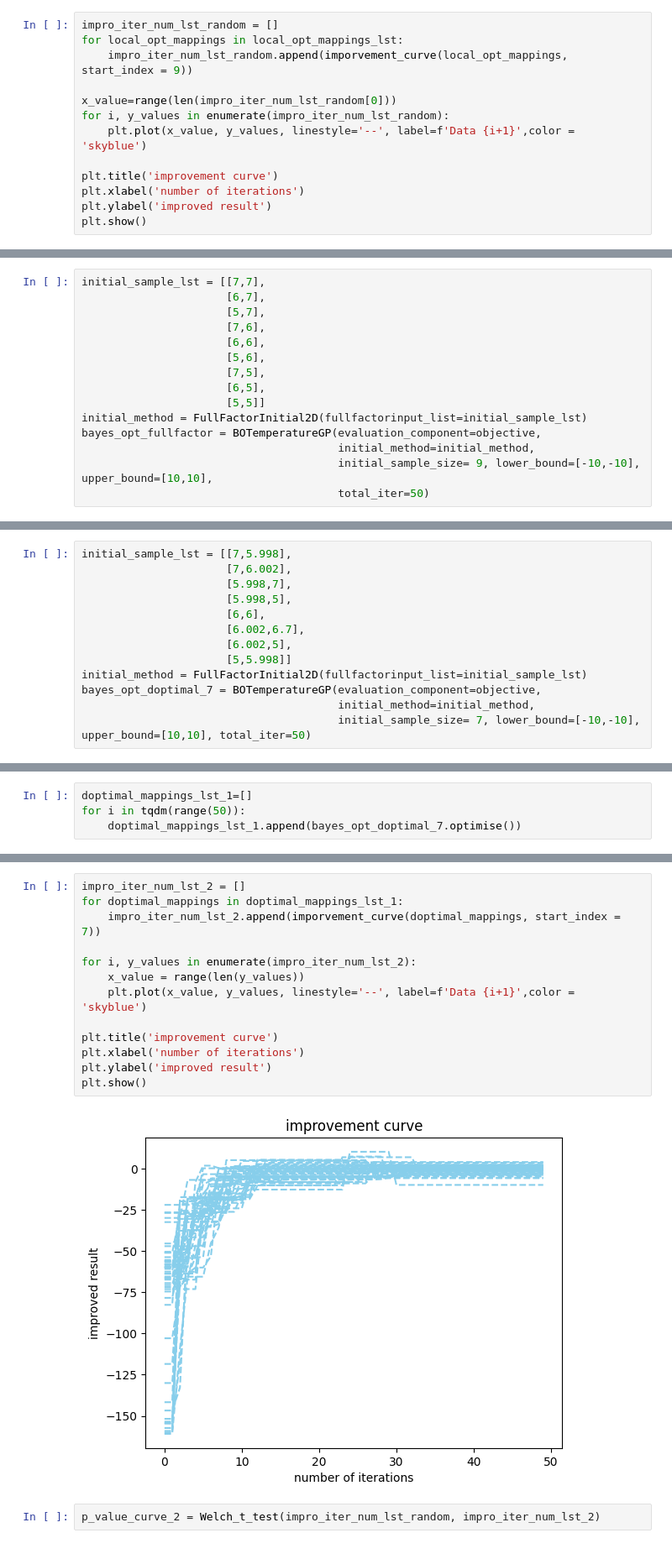
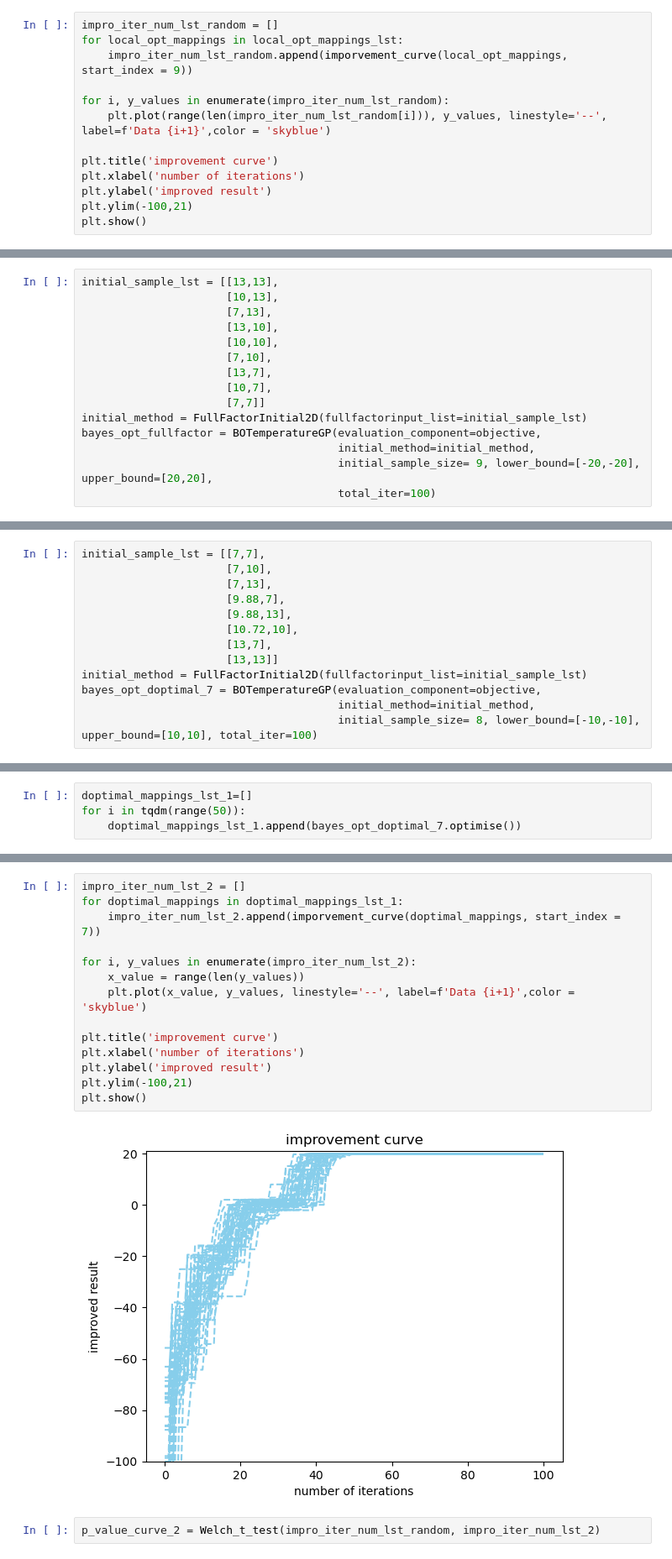
Before and after one commit to TedOiler/KURF, a Jupyter notebook: BO_DoE_2D.ipynb, the cells around one changed output, grey strips where cells are left out. Shown: that part at 84% size. Drawn from its saved outputs; the diff is of its cells as text.

```diff
--- a/BO_DoE_2D.ipynb
+++ b/BO_DoE_2D.ipynb
@@ -98,12 +98,12 @@ impro_iter_num_lst_random = []
 for local_opt_mappings in local_opt_mappings_lst:
     impro_iter_num_lst_random.append(imporvement_curve(local_opt_mappings, start_index = 9))
 
-x_value=range(len(impro_iter_num_lst_random[0]))
 for i, y_values in enumerate(impro_iter_num_lst_random):
-    plt.plot(x_value, y_values, linestyle='--', label=f'Data {i+1}',color = 'skyblue')
+    plt.plot(range(len(impro_iter_num_lst_random[i])), y_values, linestyle='--', label=f'Data {i+1}',color = 'skyblue')
 
 plt.title('improvement curve')
 plt.xlabel('number of iterations')
 plt.ylabel('improved result')
+plt.ylim(-100,21)
 plt.show()
 # %% [output]
@@ -111,20 +111,20 @@ plt.show()
 # %% [markdown]
 # Full Factorial design around local optimal
 # %%
-initial_sample_lst = [[7,7],
-                      [6,7],
-                      [5,7],
-                      [7,6],
-                      [6,6],
-                      [5,6],
-                      [7,5],
-                      [6,5],
-                      [5,5]]
+initial_sample_lst = [[13,13],
+                      [10,13],
+                      [7,13],
+                      [13,10],
+                      [10,10],
+                      [7,10],
+                      [13,7],
+                      [10,7],
+                      [7,7]]
 initial_method = FullFactorInitial2D(fullfactorinput_list=initial_sample_lst)
 bayes_opt_fullfactor = BOTemperatureGP(evaluation_component=objective,
                                        initial_method=initial_method,
-                                       initial_sample_size= 9, lower_bound=[-10,-10], upper_bound=[10,10],
-                                       total_iter=50)
+                                       initial_sample_size= 9, lower_bound=[-20,-20], upper_bound=[20,20],
+                                       total_iter=100)
 # %%
 sample_entropy(initial_sample_lst)
 # %% [output]
@@ -173,18 +174,18 @@ p_value_curve_1 = Welch_t_test(impro_iter_num_lst_random, impro_iter_num_lst_1)
 # %% [markdown]
 # D-optimal design around local optimal with 8 samples
 # %%
-initial_sample_lst = [[7,5.998],
-                      [7,6.002],
-                      [5.998,7],
-                      [5.998,5],
-                      [6,6],
-                      [6.002,6.7],
-                      [6.002,5],
-                      [5,5.998]]
+initial_sample_lst = [[7,7],
+                      [7,10],
+                      [7,13],
+                      [9.88,7],
+                      [9.88,13],
+                      [10.72,10],
+                      [13,7],
+                      [13,13]]
 initial_method = FullFactorInitial2D(fullfactorinput_list=initial_sample_lst)
 bayes_opt_doptimal_7 = BOTemperatureGP(evaluation_component=objective,
                                        initial_method=initial_method,
-                                       initial_sample_size= 7, lower_bound=[-10,-10], upper_bound=[10,10], total_iter=50)
+                                       initial_sample_size= 8, lower_bound=[-10,-10], upper_bound=[10,10], total_iter=100)
 # %%
 sample_entropy(initial_sample_lst)
 # %% [output]
@@ -216,17 +217,18 @@ plt.show()
 # %%
 impro_iter_num_lst_2 = []
 for doptimal_mappings in doptimal_mappings_lst_1:
     impro_iter_num_lst_2.append(imporvement_curve(doptimal_mappings, start_index = 7))
 
 for i, y_values in enumerate(impro_iter_num_lst_2):
     x_value = range(len(y_values))
     plt.plot(x_value, y_values, linestyle='--', label=f'Data {i+1}',color = 'skyblue')
 
 plt.title('improvement curve')
 plt.xlabel('number of iterations')
 plt.ylabel('improved result')
+plt.ylim(-100,21)
 plt.show()
 # %% [output]
-[figure, old version]
+[figure, new version]
 # %%
 p_value_curve_2 = Welch_t_test(impro_iter_num_lst_random, impro_iter_num_lst_2)
```
Also changed, not shown: parts of 39 cells of this notebook.
